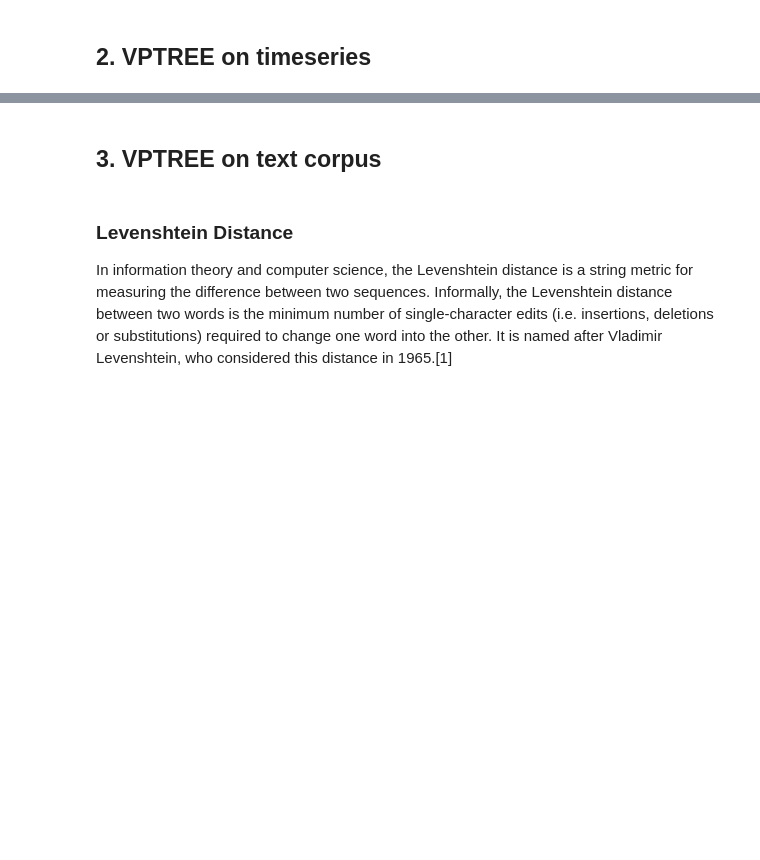
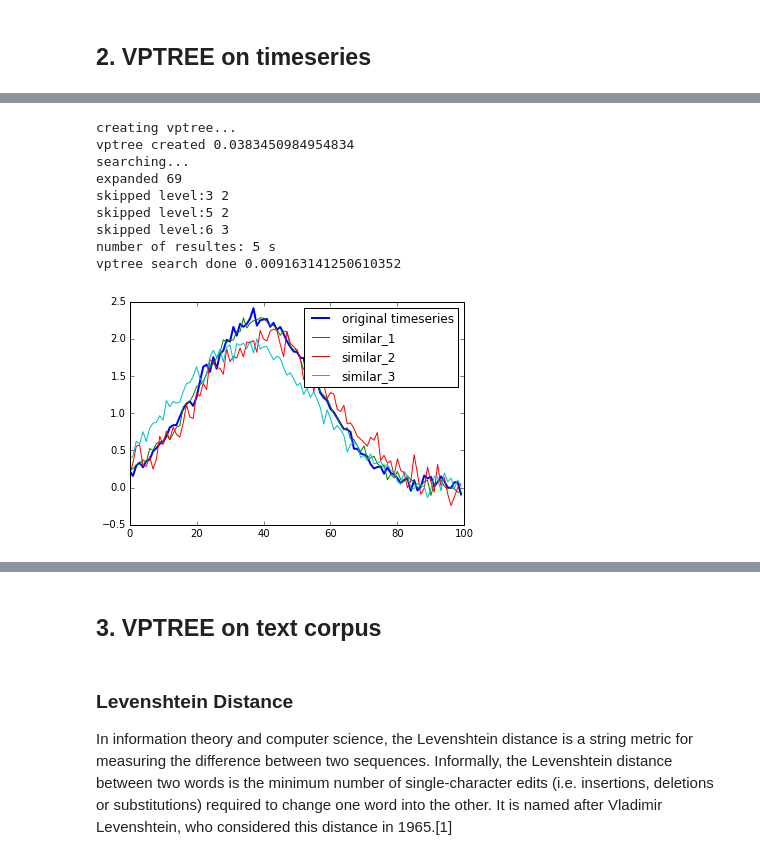
Before and after one commit to cs207-project/TimeSeries, a Jupyter notebook: docs/vptree_demo.ipynb, the cells around one changed output, grey strips where cells are left out. Cells and saved outputs as stored; diff of their text form; code cells hidden in the pictures; blank space fills up the shorter version.

```diff
--- a/docs/vptree_demo.ipynb
+++ b/docs/vptree_demo.ipynb
@@ -156,0 +155,13 @@ vptree search done 0.011806011199951172
+# %%
+find_similar_ts()
+# %% [output]
+creating vptree...
+vptree created 0.0383450984954834
+searching...
+expanded 69
+skipped level:3 2
+skipped level:5 2
+skipped level:6 3
+number of resultes: 5 s
+vptree search done 0.009163141250610352
+[figure, added]
```
Also changed, not shown: parts of 11 cells of this notebook, 2 other files.
